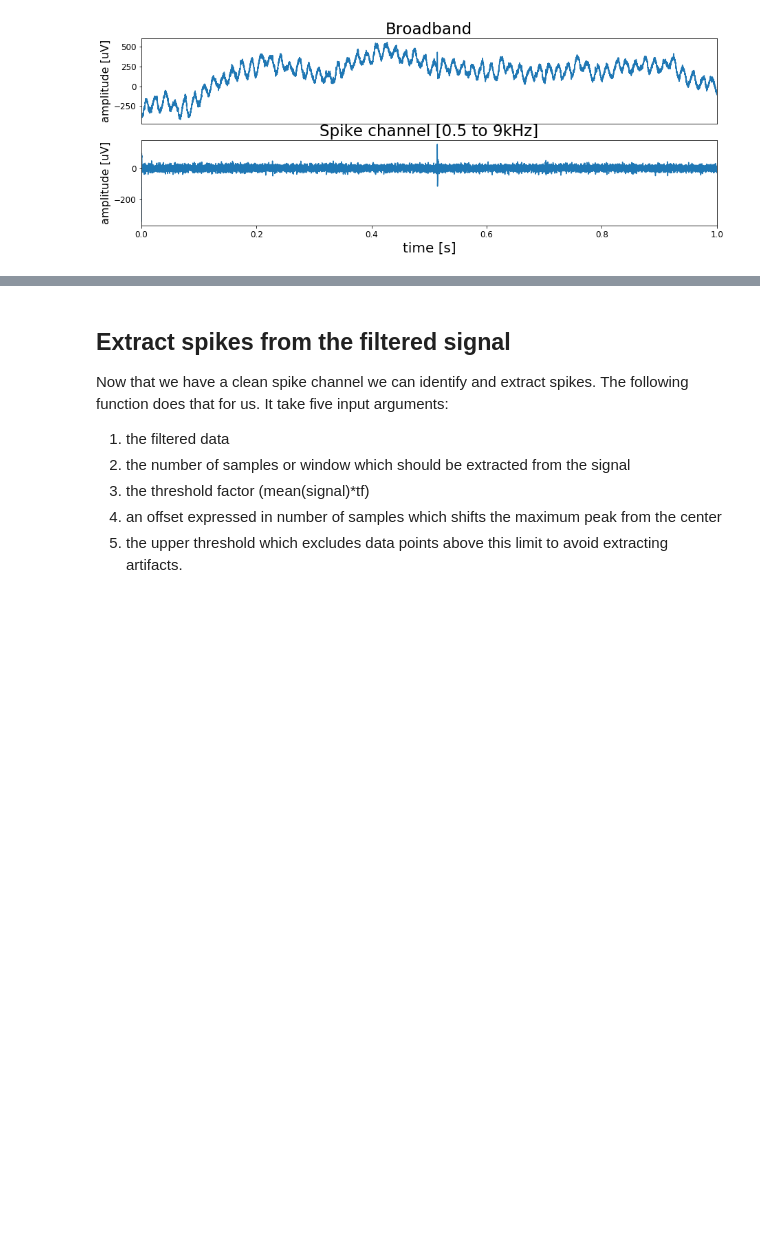
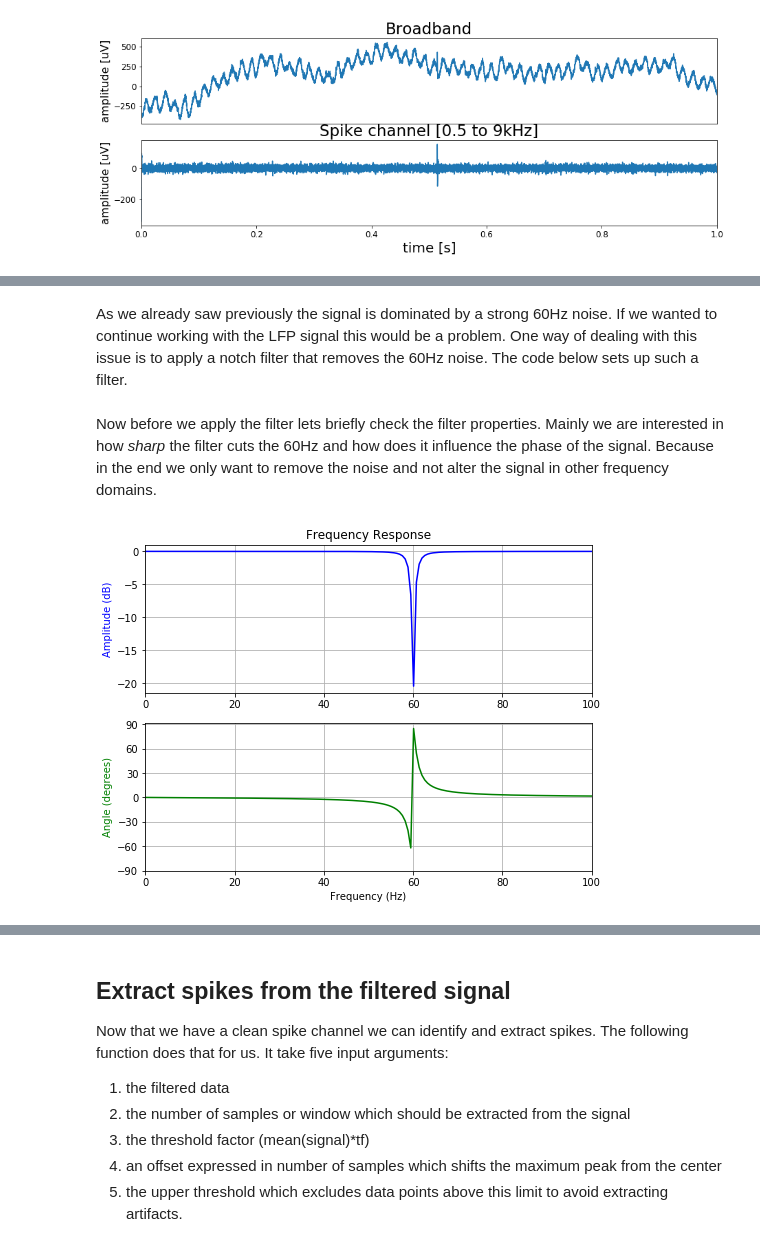
Before and after one commit to akcarsten/spike_sorting, a Jupyter notebook: Spike_sorting.ipynb, the cells around one changed output, grey strips where cells are left out. Saved outputs shown, nothing was run; the diff lists cells and outputs as text; code cells hidden in the pictures; blank space fills up the shorter version.

```diff
--- a/Spike_sorting.ipynb
+++ b/Spike_sorting.ipynb
@@ -113,0 +154,40 @@ plt.show()
+# %% [markdown]
+As we already saw previously the signal is dominated by a strong 60Hz noise. If we wanted to continue working with the LFP signal this would be a problem. One way of dealing with this issue is to apply a notch filter that removes the 60Hz noise.
+The code below sets up such a filter.
+# %%
+f0 = 60.0  # Frequency to be removed from signal (Hz)
+w0 = f0/(sf_lfp/2)  # Normalized Frequency
+Q = 30 # Quality factor
+
+# Design notch filter
+b, a = signal.iirnotch(w0, Q)
+
+# Filter signal
+clean_data = signal.lfilter(b, a, lfp_data)
+# %% [markdown]
+Now before we apply the filter lets briefly check the filter properties. Mainly we are interested in how *sharp* the filter cuts the 60Hz and how does it influence the phase of the signal. Because in the end we only want to remove the noise and not alter the signal in other frequency domains.
+# %%
+# Frequency response
+w, h = signal.freqz(b, a)
+
+# Generate frequency axis
+freq = w*sf_lfp/(2*np.pi)
+
+# Plot
+fig, ax = plt.subplots(2, 1, figsize=(8, 6))
+ax[0].plot(freq, 20*np.log10(abs(h)), color='blue')
+ax[0].set_title("Frequency Response")
+ax[0].set_ylabel("Amplitude (dB)", color='blue')
+ax[0].set_xlim([0, 100])
+ax[0].grid()
+
+ax[1].plot(freq, np.unwrap(np.angle(h))*180/np.pi, color='green')
+ax[1].set_ylabel("Angle (degrees)", color='green')
+ax[1].set_xlabel("Frequency (Hz)")
+ax[1].set_xlim([0, 100])
+ax[1].set_yticks([-90, -60, -30, 0, 30, 60, 90])
+#ax[1].set_ylim([-90, 90])
+ax[1].grid()
+plt.show()
+# %% [output]
+[figure, added]
```
Also changed, not shown: parts of 10 cells of this notebook, 12 other files.
